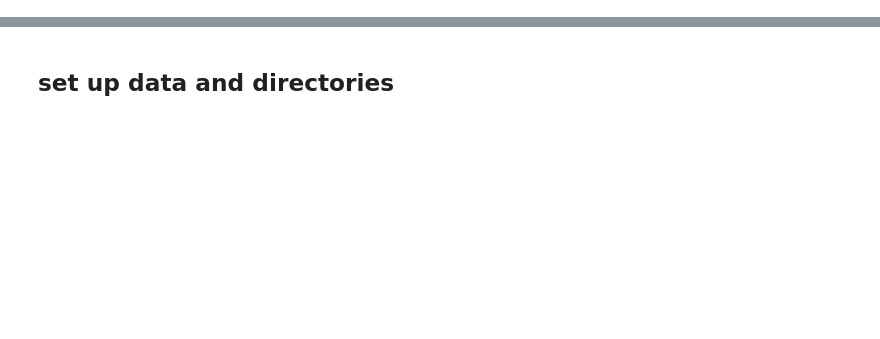
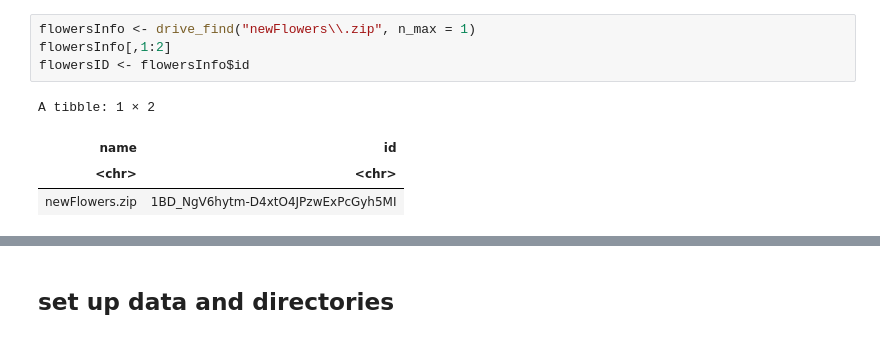
Before and after one commit to jnmaloof/DeepLearning_JulinMaloof, a Jupyter notebook: Flowers_R_Kefras.ipynb, the cells around one changed output, grey strips where cells are left out. Cells and saved outputs as stored; diff of their text form; blank space fills up the shorter version.

```diff
--- a/Flowers_R_Kefras.ipynb
+++ b/Flowers_R_Kefras.ipynb
@@ -41,0 +76,9 @@ Warning message in system("timedatectl", intern = TRUE):
+# %%
+flowersInfo <- drive_find("newFlowers\\.zip", n_max = 1)
+flowersInfo[,1:2]
+flowersID <- flowersInfo$id
+# %% [output]
+A tibble: 1 × 2
+| name | id |
+| <chr> | <chr> |
+| newFlowers.zip | 1BD_NgV6hytm-D4xtO4JPzwExPcGyh5MI |
```
Also changed, not shown: parts of 31 cells of this notebook.
